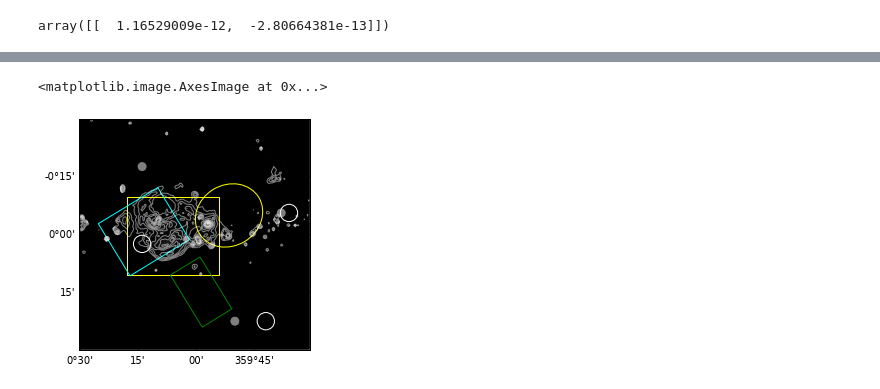
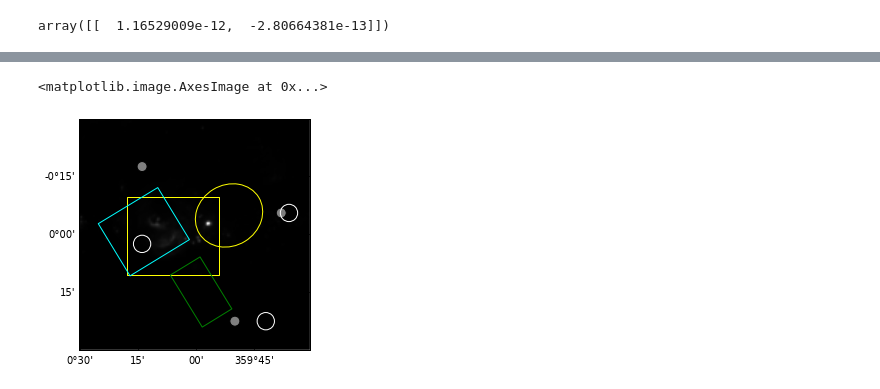
Before and after one commit to adl1995/HIPS-to-Py, a Jupyter notebook: examples/coord-plot-example.ipynb, the cells around one changed output, grey strips where cells are left out. Drawn from its saved outputs; the diff is of its cells as text; code cells hidden in the pictures.

```diff
--- a/examples/coord-plot-example.ipynb
+++ b/examples/coord-plot-example.ipynb
@@ -185,34 +183,34 @@ fig.add_axes(ax)  # note that the axes have to be explicitly added to the figure
 
 # Add a rectangle with bottom left corner at pixel position (30, 50) with a
 # width and height of 60 and 50 pixels respectively.
 
 from matplotlib.patches import Rectangle
 r = Rectangle((30., 50.), 60., 50., edgecolor='yellow', facecolor='none')
 ax.add_patch(r)
 
 # Add three markers at (40, 30), (100, 130), and (130, 60). The facecolor is
 # a transparent white (0.5 is the alpha value).
 ax.scatter([40, 100, 130], [30, 130, 60], s=100, edgecolor='black', facecolor=(1, 1, 1, 0.5))
 ax.scatter([40, 120, 135], [80, 130, 60], s=300, edgecolor='white', facecolor='none')
 
 r = Rectangle((266.0, -28.9), 0.3, 0.15, edgecolor='green', facecolor='none',
               transform=ax.get_transform('fk5'))
 ax.add_patch(r)
 
 from matplotlib.patches import Circle
 
 r = Rectangle((266.4, -28.9), 0.3, 0.3, edgecolor='cyan', facecolor='none',
               transform=ax.get_transform('fk5'))
 ax.add_patch(r)
 
 c = Circle((266.4, -29.1), 0.15, edgecolor='yellow', facecolor='none',
               transform=ax.get_transform('fk5'))
 ax.add_patch(c)
 
-ax.contour(hdu.data, levels=np.logspace(-4.7, -3., 10), colors='white', alpha=0.5)
+# ax.contour(hdu.data, levels=np.logspace(-4.7, -3., 10), colors='white', alpha=0.5)
 ax.imshow(hdu.data, cmap='gray')
 # %% [output]
 <matplotlib.image.AxesImage at 0x...>
-[figure, old version]
+[figure, new version]
 # %%
 filename
```
Also changed, not shown: parts of 7 cells of this notebook, 1 other file.
